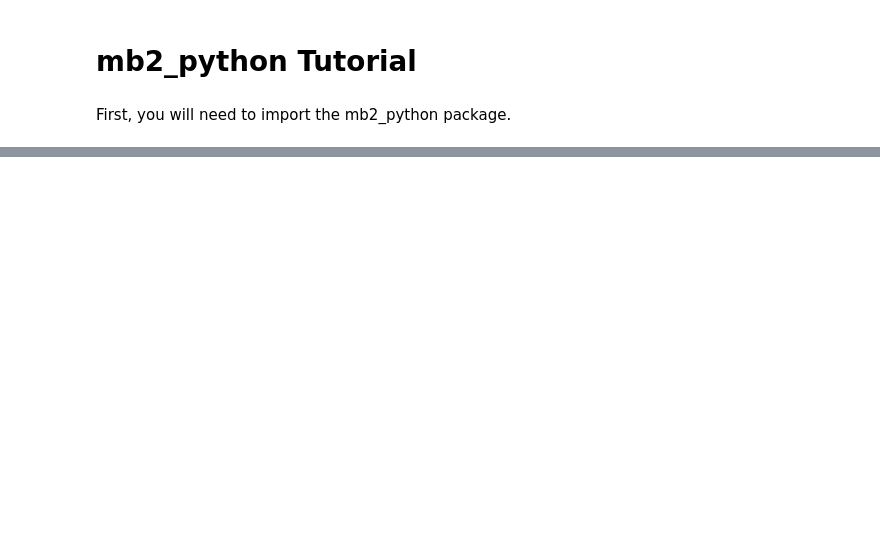
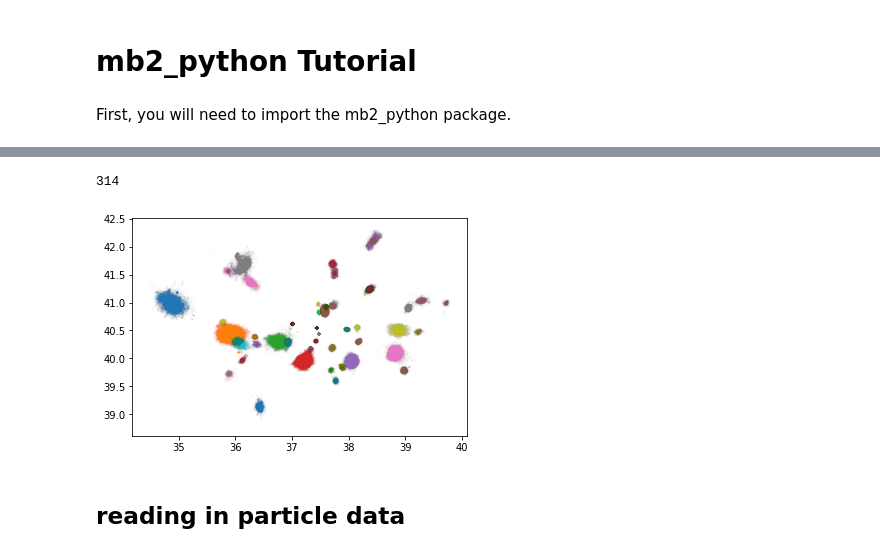
Before and after one commit to duncandc/mb2_python, a Jupyter notebook: notebooks/tutorial.ipynb, the cells around one changed output, grey strips where cells are left out. Drawn from its saved outputs; the diff is of its cells as text; code cells hidden in the pictures; blank space fills up the shorter version.

```diff
--- a/notebooks/tutorial.ipynb
+++ b/notebooks/tutorial.ipynb
@@ -35,3 +19,35 @@ def down_sample_ptcls(n_ptcls, rate=0.01):
+# %%
+from mb2_python.groupcat import readgc, readshc
+
+groupcat = readgc(basePath, 85)
+subcat = readshc(basePath, 85)
+# %%
+host_id = np.argmax(groupcat['mass'])
+# %%
+subhalo_ids = np.where(subcat['parent']==host_id)[0]
+subhalo_masses = subcat['mass'][subhalo_ids]
+subhalo_ids = subhalo_ids[subhalo_masses > 1000]
+# %%
+from mb2_python.subhalos import loadSubhalo
+
+snapNum = 85  # redshift 0
+partType = 4  # stellar particles
+result = loadSubhalo(basePath, snapNum, partType, 'pos', ids=subhalo_ids)
+# %%
+len(subhalo_ids)
+# %% [output]
+314
+# %%
+plt.figure()
+for i in range(1,50):
+    x = result[i][:,0]/1000
+    y = result[i][:,1]/1000
+    plt.scatter(x, y, s=1, alpha=0.01)
+plt.show()
+# %% [output]
+[figure, added]
+# %% [markdown]
+## reading in particle data
 # %%
 snapNum = 85  # redshift 0
 partType = 1  # dark matter particles
```
Also changed, not shown: parts of 5 cells of this notebook, 1 other file.
